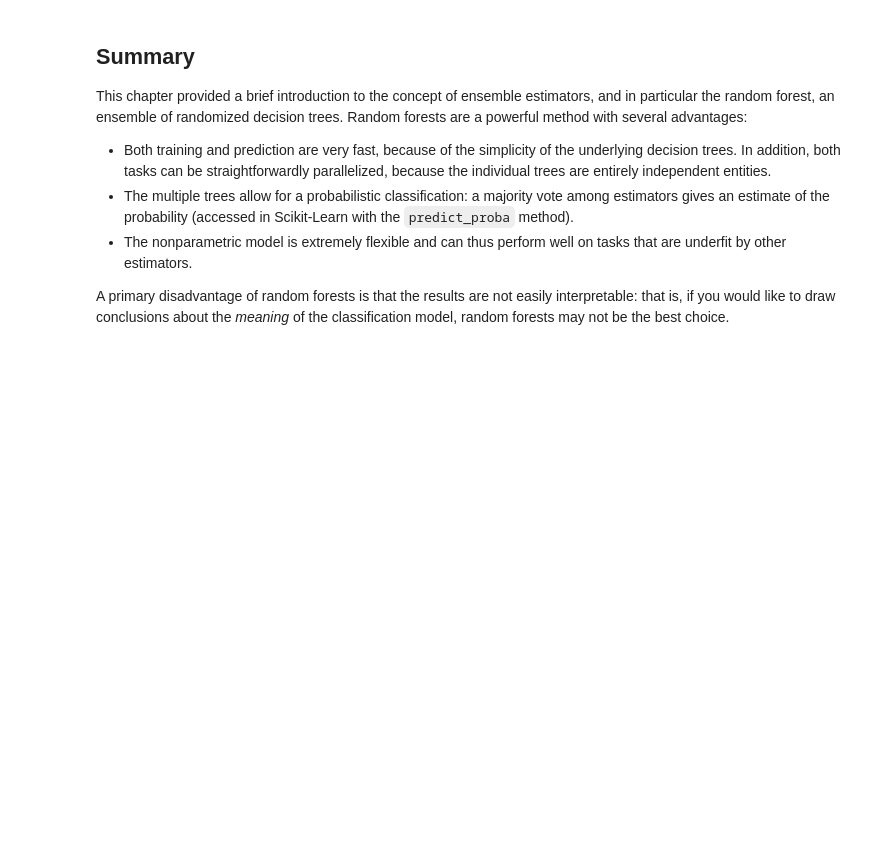
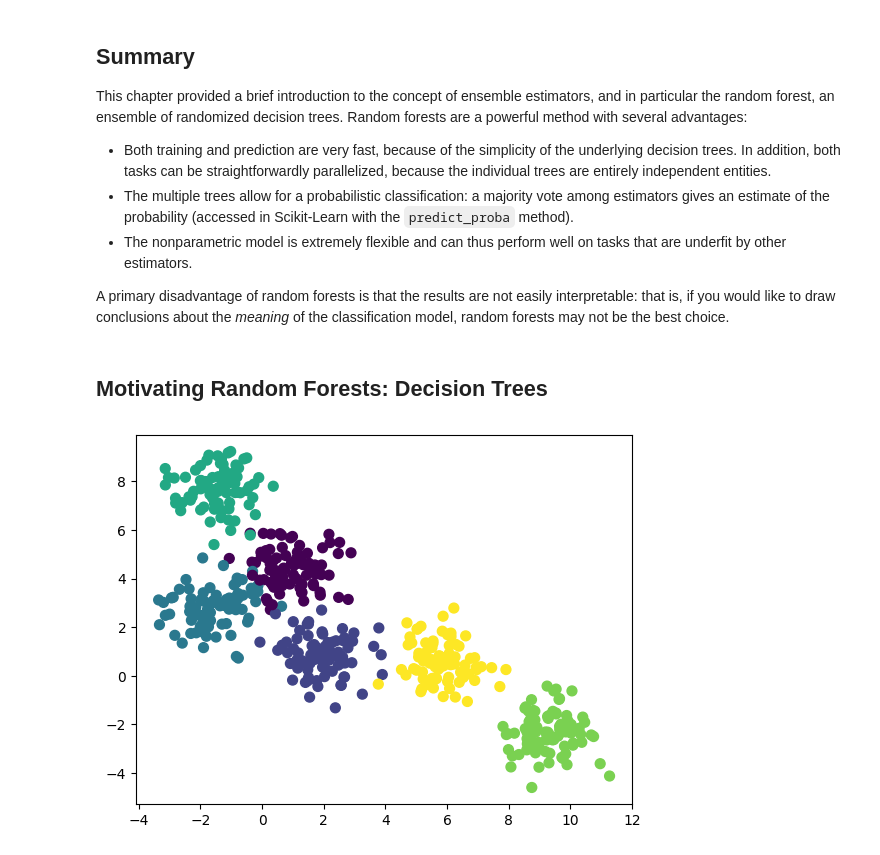
Before and after one commit to Samuelmkchoy/Ramdom_Forests, a Jupyter notebook: 05_08_Random_Forests.ipynb, the cells around one changed output. Cells and saved outputs as stored; diff of their text form; code cells hidden in the pictures; blank space fills up the shorter version.

```diff
--- a/05_08_Random_Forests.ipynb
+++ b/05_08_Random_Forests.ipynb
@@ -289,3 +289,18 @@ Random forests are a powerful method with several advantages:
 - The nonparametric model is extremely flexible and can thus perform well on tasks that are underfit by other estimators.
 
 A primary disadvantage of random forests is that the results are not easily interpretable: that is, if you would like to draw conclusions about the *meaning* of the classification model, random forests may not be the best choice.
+# %% [markdown]
+## Motivating Random Forests: Decision Trees
+# %%
+# Import necessary libraries
+from sklearn.datasets import make_blobs
+import matplotlib.pyplot as plt
+
+# Generate synthetic dataset with 500 samples, 6 centers, and a standard deviation of 0.8
+X, y = make_blobs(n_samples=500, centers=6, random_state=0, cluster_std=0.8)
+
+# Plot the data points
+plt.scatter(X[:, 0], X[:, 1], c=y, s=50, cmap='viridis')
+plt.show()
+# %% [output]
+[figure, added]
```
Also changed, not shown: parts of 15 cells of this notebook, 1 other file.
